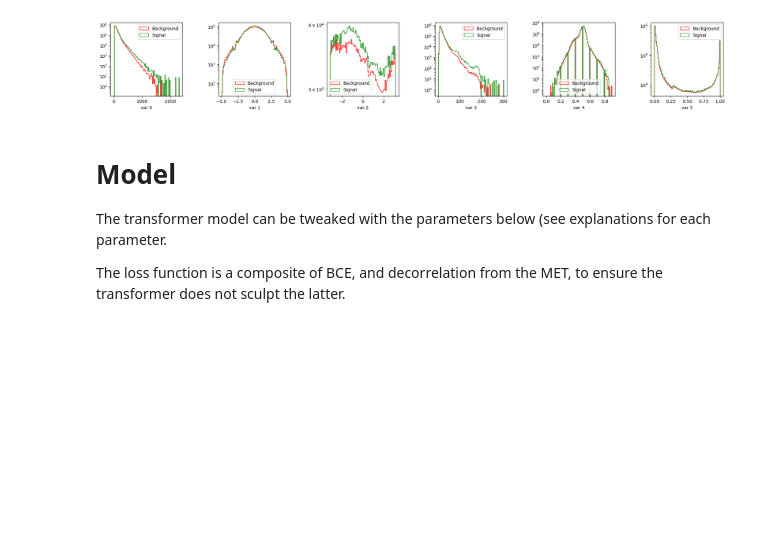
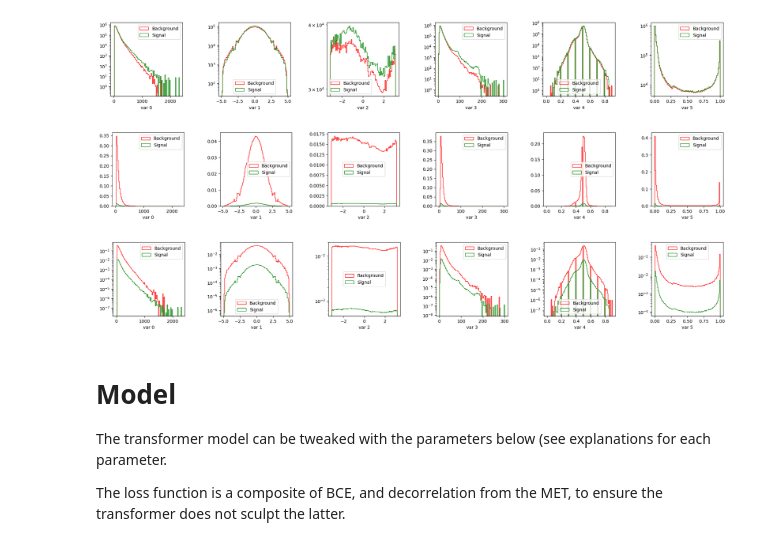
Before and after one commit to rabmc24/msci_project, a Jupyter notebook: transformer_renewed/bristol-tth-transformer-msc_project/notebooks/training.ipynb, the cells around one changed output. Drawn from its saved outputs; the diff is of its cells as text; code cells hidden in the pictures; blank space fills up the shorter version.

```diff
--- a/transformer_renewed/bristol-tth-transformer-msc_project/notebooks/training.ipynb
+++ b/transformer_renewed/bristol-tth-transformer-msc_project/notebooks/training.ipynb
@@ -150,6 +169,12 @@ fig = plot_inputs_per_label(X,y,pad_mask,bins=100,weights=reweighting,log=True,s
 [figure]
 [figure]
 [figure]
+# %%
+fig = plot_inputs_per_label(X,y,pad_mask,bins=100,weights=weight_nominal_tensor,log=False,show=True)
+fig = plot_inputs_per_label(X,y,pad_mask,bins=100,weights=weight_nominal_tensor,log=True,show=True)
+# %% [output]
+[figure, added]
+[figure, added]
 # %% [markdown]
 # Model
 The transformer model can be tweaked with the parameters below (see explanations for each parameter.
```
Also changed, not shown: parts of 9 cells of this notebook, 51 other files.
